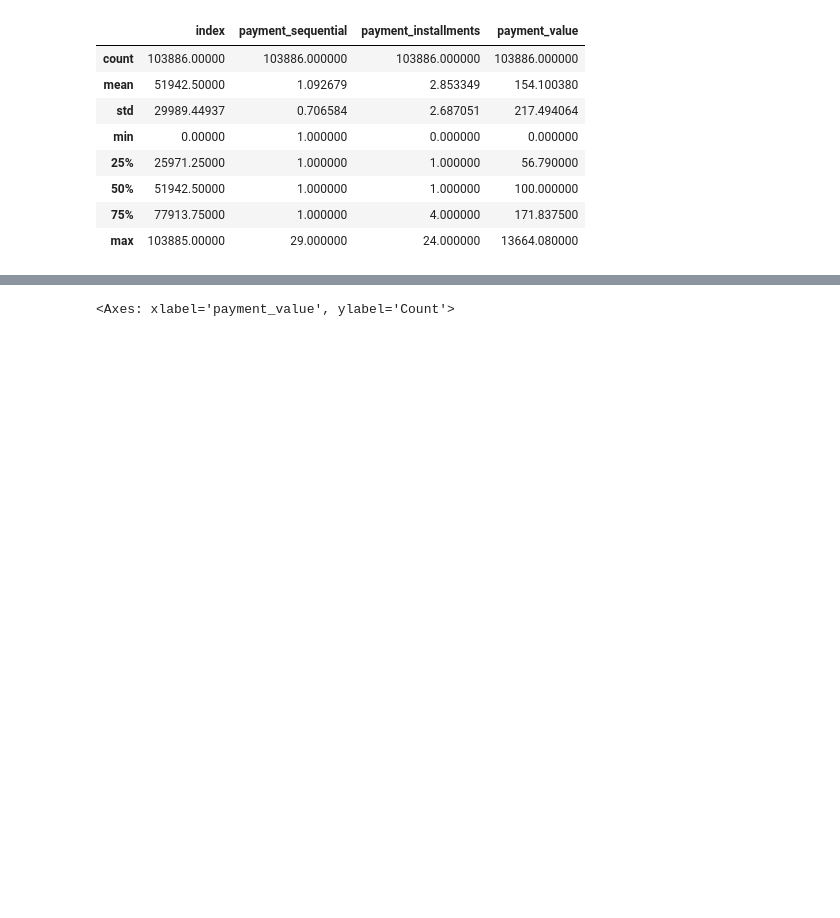
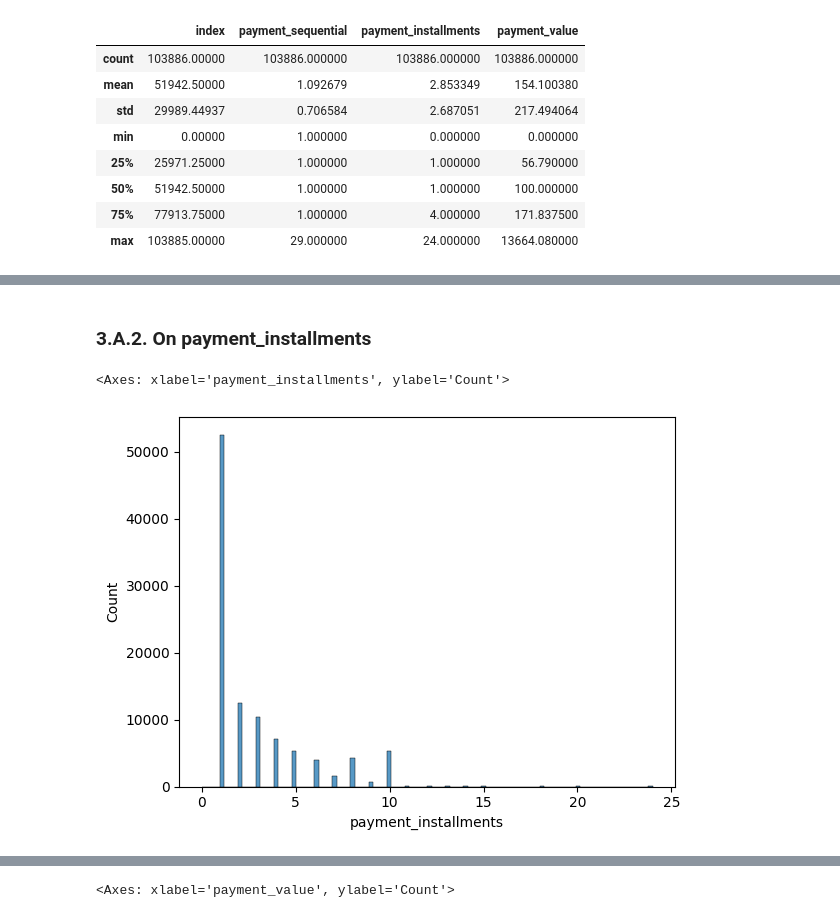
Before and after one commit to bagusfarisa/olist-data-wrangling, a Jupyter notebook: olist.ipynb, the cells around one changed output, grey strips where cells are left out. Cells and saved outputs as stored; diff of their text form; code cells hidden in the pictures; blank space fills up the shorter version.

```diff
--- a/olist.ipynb
+++ b/olist.ipynb
@@ -419,0 +434,8 @@ df_order_payments.describe() # outlier identified in paytment_value (max value i
+# %% [markdown]
+### 3.A.2. On payment_installments
+# %%
+# Draw a plot of payment_installments
+sns.histplot(df_order_payments, x="payment_installments", bins=100) # based on this histogram, there're outliers in payment_installments
+# %% [output]
+<Axes: xlabel='payment_installments', ylabel='Count'>
+[figure, added]
```
Also changed, not shown: parts of 21 cells of this notebook.
